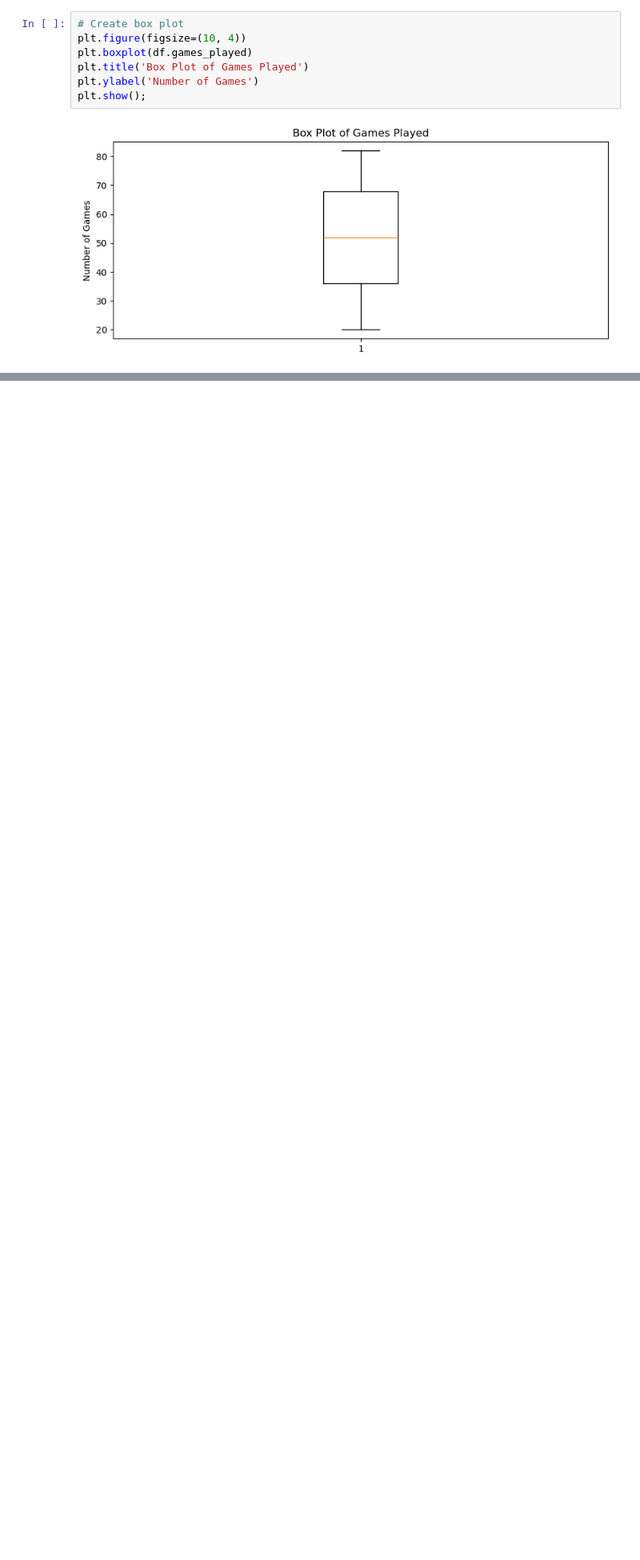
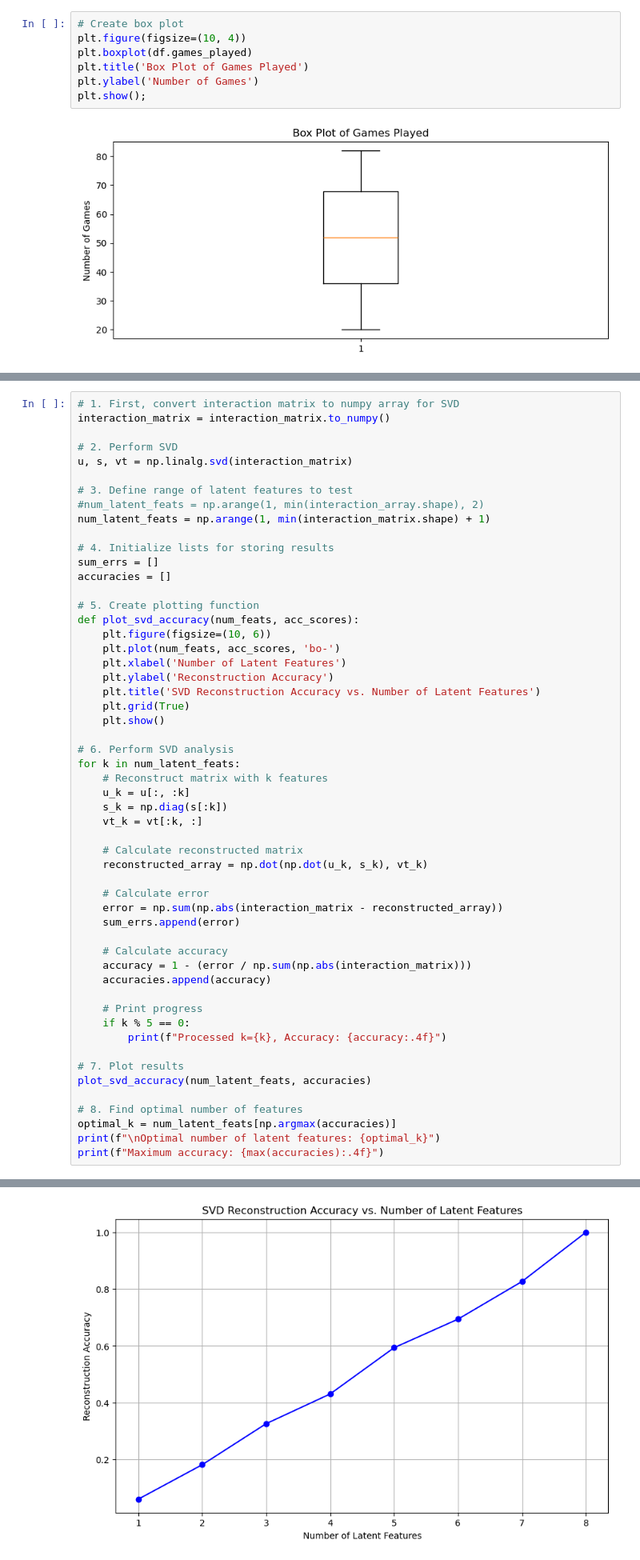
Before and after one commit to mrme77/Fantasy-League-Recommender, a Jupyter notebook: DataAnalysis.ipynb, the cells around one changed output, grey strips where cells are left out. Shown at 80% size. Saved outputs shown, nothing was run; the diff lists cells and outputs as text; blank space fills up the shorter version.

```diff
--- a/DataAnalysis.ipynb
+++ b/DataAnalysis.ipynb
@@ -159,0 +363,55 @@ plt.show();
+# %%
+# 1. First, convert interaction matrix to numpy array for SVD
+interaction_matrix = interaction_matrix.to_numpy()
+
+# 2. Perform SVD
+u, s, vt = np.linalg.svd(interaction_matrix)
+
+# 3. Define range of latent features to test
+#num_latent_feats = np.arange(1, min(interaction_array.shape), 2)
+num_latent_feats = np.arange(1, min(interaction_matrix.shape) + 1)
+
+# 4. Initialize lists for storing results
+sum_errs = []
+accuracies = []
+
+# 5. Create plotting function
+def plot_svd_accuracy(num_feats, acc_scores):
+    plt.figure(figsize=(10, 6))
+    plt.plot(num_feats, acc_scores, 'bo-')
+    plt.xlabel('Number of Latent Features')
+    plt.ylabel('Reconstruction Accuracy')
+    plt.title('SVD Reconstruction Accuracy vs. Number of Latent Features')
+    plt.grid(True)
+    plt.show()
+
+# 6. Perform SVD analysis
+for k in num_latent_feats:
+    # Reconstruct matrix with k features
+    u_k = u[:, :k]
+    s_k = np.diag(s[:k])
+    vt_k = vt[:k, :]
+
+    # Calculate reconstructed matrix
+    reconstructed_array = np.dot(np.dot(u_k, s_k), vt_k)
+
+    # Calculate error
+    error = np.sum(np.abs(interaction_matrix - reconstructed_array))
+    sum_errs.append(error)
+
+    # Calculate accuracy
+    accuracy = 1 - (error / np.sum(np.abs(interaction_matrix)))
+    accuracies.append(accuracy)
+
+    # Print progress
+    if k % 5 == 0:
+        print(f"Processed k={k}, Accuracy: {accuracy:.4f}")
+
+# 7. Plot results
+plot_svd_accuracy(num_latent_feats, accuracies)
+
+# 8. Find optimal number of features
+optimal_k = num_latent_feats[np.argmax(accuracies)]
+print(f"\nOptimal number of latent features: {optimal_k}")
+print(f"Maximum accuracy: {max(accuracies):.4f}")
+# %% [output]
@@ -159,0 +419 @@ plt.show();
+[figure, added]
```
Also changed, not shown: parts of 27 cells of this notebook, 1 other file.
